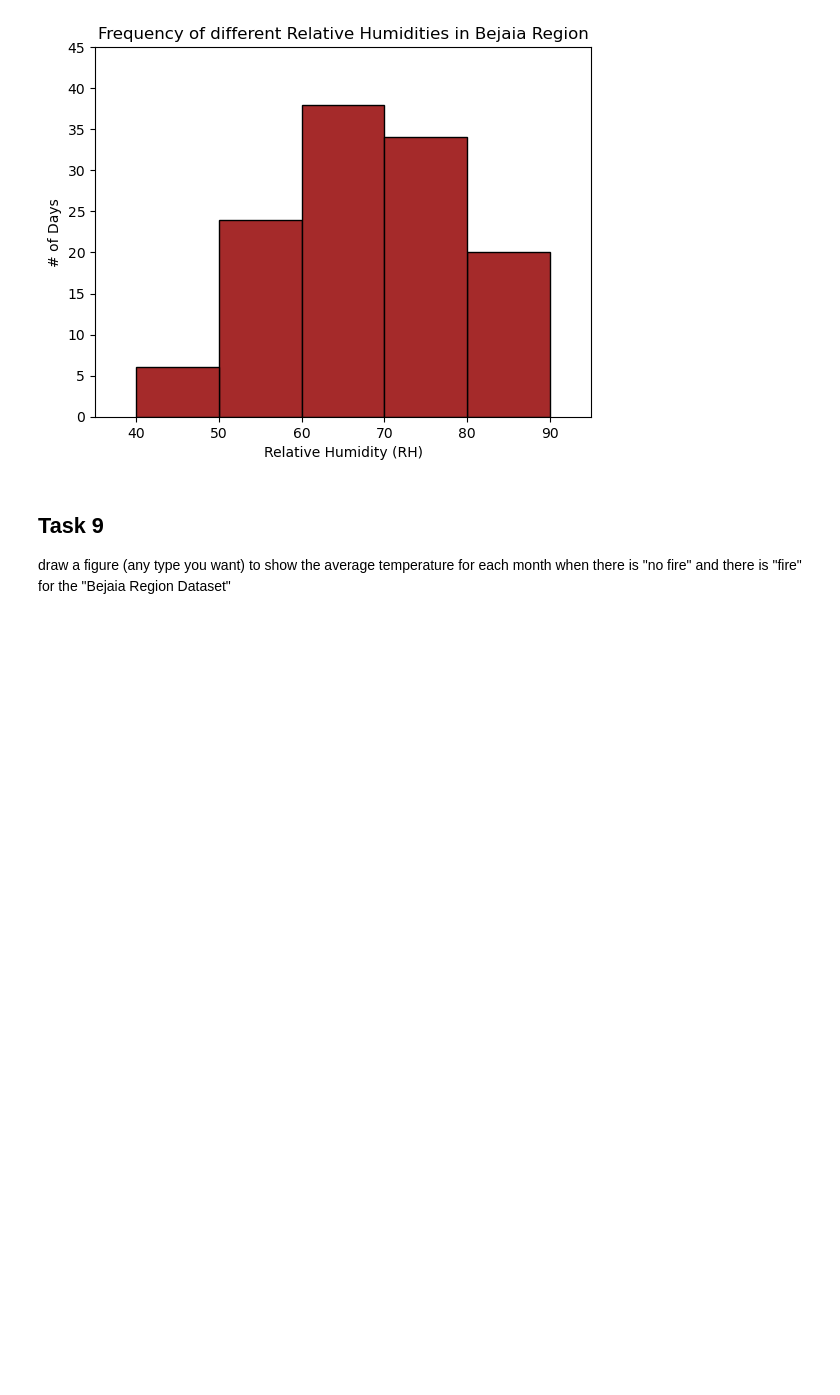
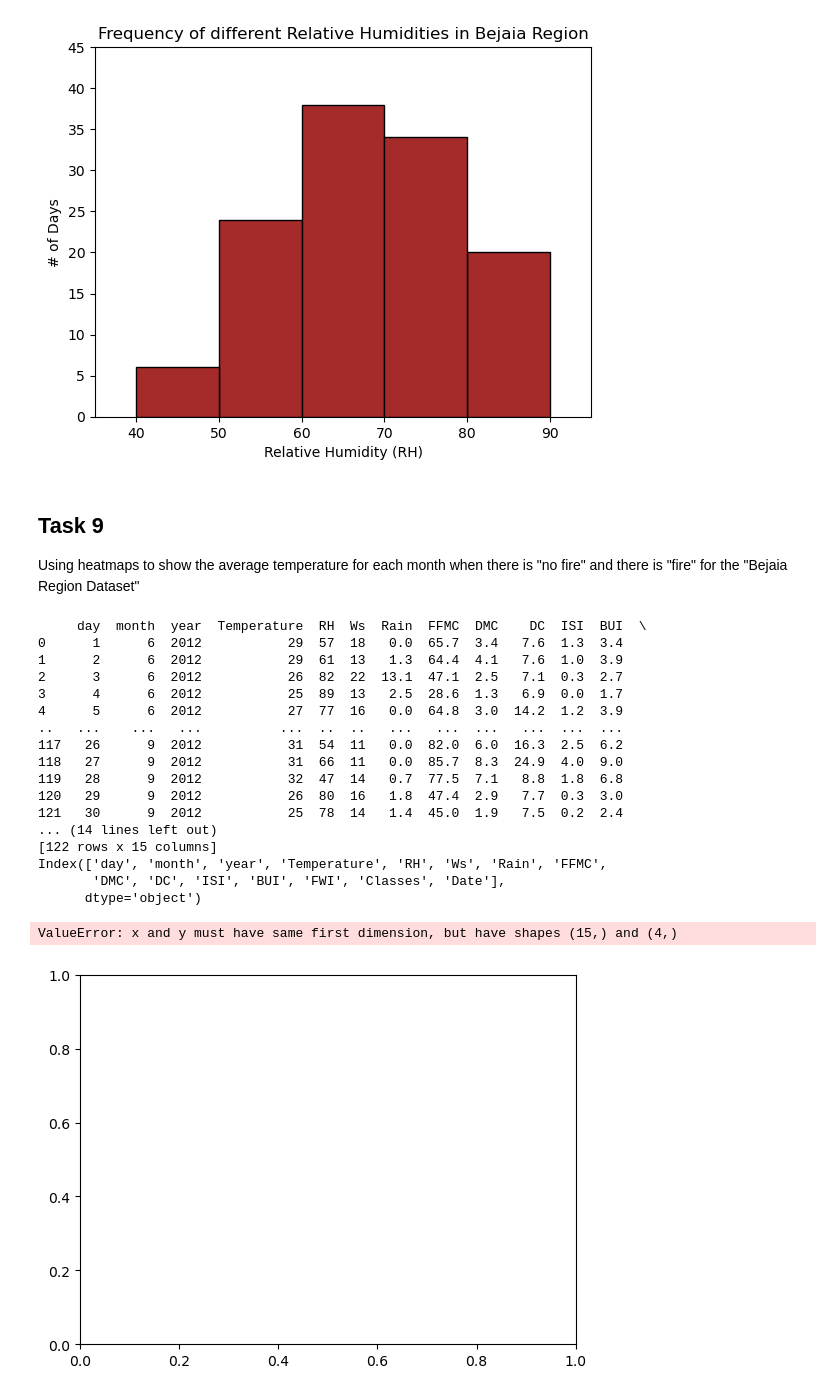
Before and after one commit to Jairik/Data-Visualization-Machine-Learning, a Jupyter notebook: Basic Datasets & Visualization/Basic_Datasets.ipynb, the cells around one changed output. Drawn from its saved outputs; the diff is of its cells as text; code cells hidden in the pictures; blank space fills up the shorter version.

```diff
--- a/Basic Datasets & Visualization/Basic_Datasets.ipynb
+++ b/Basic Datasets & Visualization/Basic_Datasets.ipynb
@@ -155,5 +158,5 @@ plt.show()
 # %% [markdown]
 ## Task 9
 
-draw a figure (any type you want) to show the average temperature for each month when
+Using heatmaps to show the average temperature for each month when
 there is "no fire" and there is "fire" for the "Bejaia Region Dataset"
@@ -162,0 +163,39 @@ there is "no fire" and there is "fire" for the "Bejaia Region Dataset"
+# %%
+import seaborn as sns
+
+# Getting the average temperatures of
+b_df_fire = b_df[(b_df['Classes'] == 'fire')]
+avg_RH_per_month = b_df.groupby('month')['RH'].mean()
+
+b_df_no_fire = b_df[(b_df['Classes'] == 'fire')]
+
+# Plot the 'fire' and 'no fire' lines
+plt.plot(xs_fire, b_df__fire['Temperature'], 'g-',  label='variance')
+plt.plot(xs_no_fire, b_df__no_fire['Temperature'], 'r-.', label='bias^2')
+
+#plt.legend(loc=9)
+plt.xlabel("")
+plt.ylabel("Temperature")
+plt.xticks([])
+plt.title("The Bias-Variance Tradeoff")
+plt.show()
+# %% [output]
+     day  month  year  Temperature  RH  Ws  Rain  FFMC  DMC    DC  ISI  BUI  \
+0      1      6  2012           29  57  18   0.0  65.7  3.4   7.6  1.3  3.4
+1      2      6  2012           29  61  13   1.3  64.4  4.1   7.6  1.0  3.9
+2      3      6  2012           26  82  22  13.1  47.1  2.5   7.1  0.3  2.7
+3      4      6  2012           25  89  13   2.5  28.6  1.3   6.9  0.0  1.7
+4      5      6  2012           27  77  16   0.0  64.8  3.0  14.2  1.2  3.9
+..   ...    ...   ...          ...  ..  ..   ...   ...  ...   ...  ...  ...
+117   26      9  2012           31  54  11   0.0  82.0  6.0  16.3  2.5  6.2
+118   27      9  2012           31  66  11   0.0  85.7  8.3  24.9  4.0  9.0
+119   28      9  2012           32  47  14   0.7  77.5  7.1   8.8  1.8  6.8
+120   29      9  2012           26  80  16   1.8  47.4  2.9   7.7  0.3  3.0
+121   30      9  2012           25  78  14   1.4  45.0  1.9   7.5  0.2  2.4
+... (14 lines left out)
+[122 rows x 15 columns]
+Index(['day', 'month', 'year', 'Temperature', 'RH', 'Ws', 'Rain', 'FFMC',
+       'DMC', 'DC', 'ISI', 'BUI', 'FWI', 'Classes', 'Date'],
+      dtype='object')
+ValueError: x and y must have same first dimension, but have shapes (15,) and (4,)
+[figure, added]
```
Also changed, not shown: parts of 12 cells of this notebook, 2 other files.
